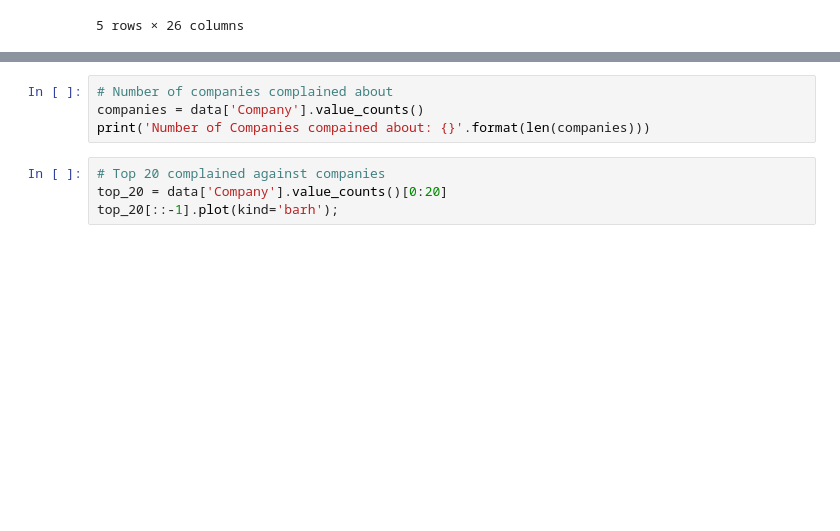
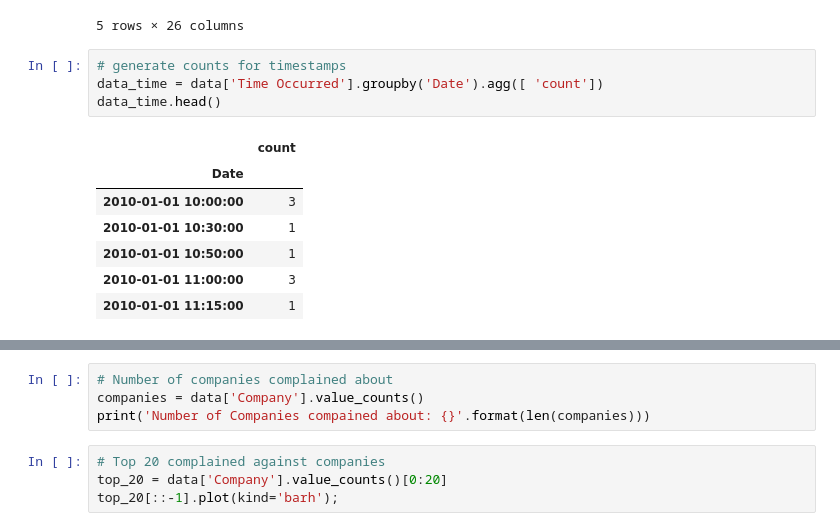
Before and after one commit to caheredia/chicago_crime_data, a Jupyter notebook: 2018-09-30 Chicago_Crime.ipynb, the cells around one changed output, grey strips where cells are left out. Drawn from its saved outputs; the diff is of its cells as text; blank space fills up the shorter version.

```diff
--- a/2018-09-30 Chicago_Crime.ipynb
+++ b/2018-09-30 Chicago_Crime.ipynb
@@ -51,3 +27,15 @@ data.head()
 | 2010-11-11 18:00:00 | 101822289 | 11/11/2010 | 11/10/2010 | 1800 | 18 | Southeast | 1803 | ... |
 | 2014-01-11 23:00:00 | 42104479 | 01/11/2014 | 01/04/2014 | 2300 | 21 | Topanga | 2133 | ... |
 5 rows × 26 columns
+# %%
+# generate counts for timestamps
+data_time = data['Time Occurred'].groupby('Date').agg([ 'count'])
+data_time.head()
+# %% [output]
+|  | count |
+| Date |  |
+| 2010-01-01 10:00:00 | 3 |
+| 2010-01-01 10:30:00 | 1 |
+| 2010-01-01 10:50:00 | 1 |
+| 2010-01-01 11:00:00 | 3 |
+| 2010-01-01 11:15:00 | 1 |
```
Also changed, not shown: parts of 6 cells of this notebook, 1 other file.
